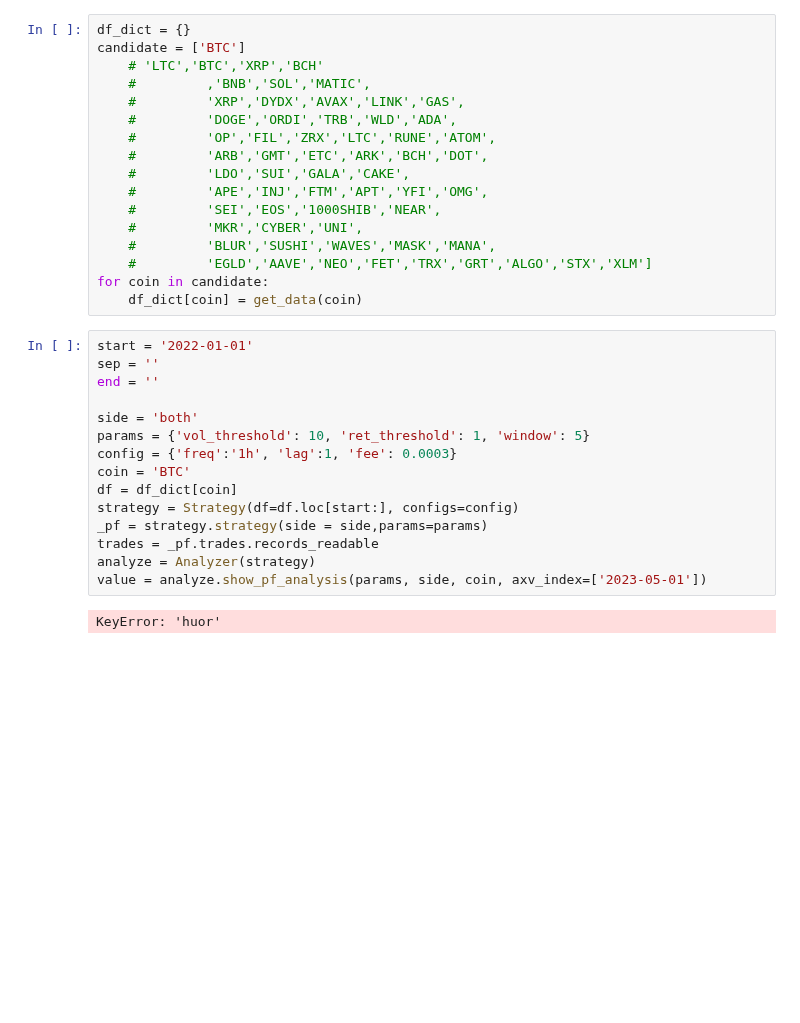
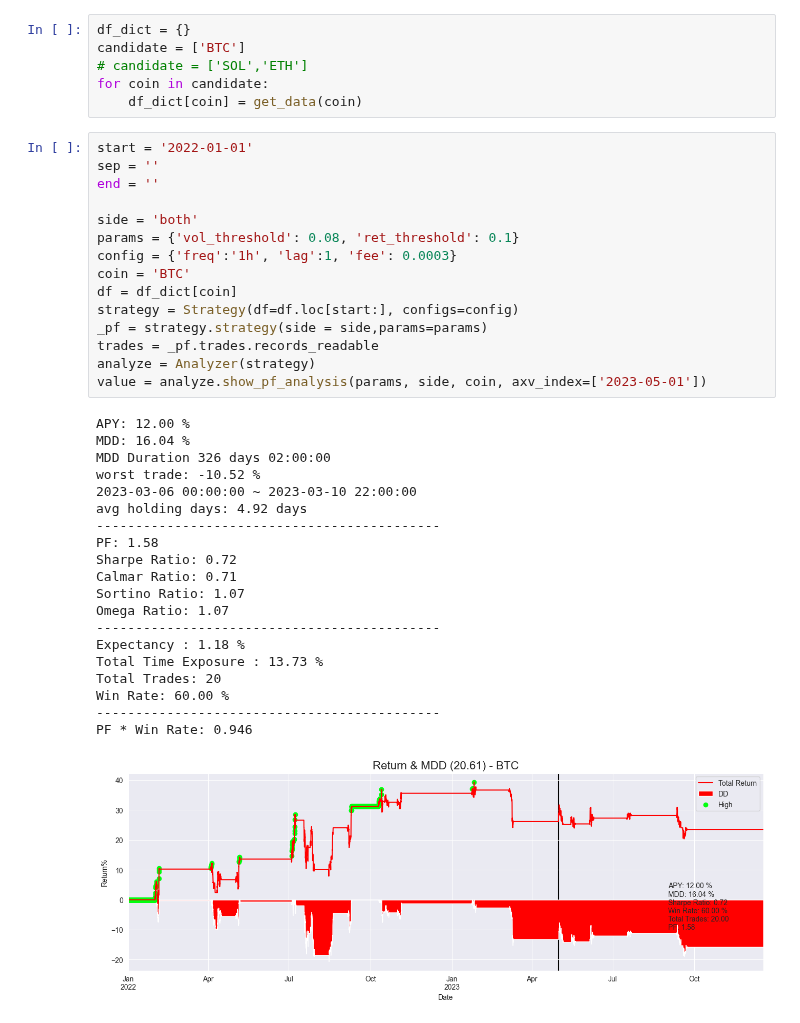
Before and after one commit to JohnsonHsiao/DC_capital_intern, a Jupyter notebook: strategy_research/CTA_TEST/Crypto/monday/bt_lab.ipynb, the cells around one changed output. Saved outputs shown, nothing was run; the diff lists cells and outputs as text; blank space fills up the shorter version.

```diff
--- a/strategy_research/CTA_TEST/Crypto/monday/bt_lab.ipynb
+++ b/strategy_research/CTA_TEST/Crypto/monday/bt_lab.ipynb
@@ -26,37 +24,45 @@ SystemError: initialization of _internal failed without raising an exception
-# %%
-df_dict = {}
-candidate = ['BTC']
-    # 'LTC','BTC','XRP','BCH'
-    #         ,'BNB','SOL','MATIC',
-    #         'XRP','DYDX','AVAX','LINK','GAS',
-    #         'DOGE','ORDI','TRB','WLD','ADA',
-    #         'OP','FIL','ZRX','LTC','RUNE','ATOM',
-    #         'ARB','GMT','ETC','ARK','BCH','DOT',
-    #         'LDO','SUI','GALA','CAKE',
-    #         'APE','INJ','FTM','APT','YFI','OMG',
-    #         'SEI','EOS','1000SHIB','NEAR',
-    #         'MKR','CYBER','UNI',
-    #         'BLUR','SUSHI','WAVES','MASK','MANA',
-    #         'EGLD','AAVE','NEO','FET','TRX','GRT','ALGO','STX','XLM']
-for coin in candidate:
-    df_dict[coin] = get_data(coin)
+# %%
+df_dict = {}
+candidate = ['BTC']
+# candidate = ['SOL','ETH']
+for coin in candidate:
+    df_dict[coin] = get_data(coin)
 # %%
 start = '2022-01-01'
 sep = ''
 end = ''
 
 side = 'both'
-params = {'vol_threshold': 10, 'ret_threshold': 1, 'window': 5}
+params = {'vol_threshold': 0.08, 'ret_threshold': 0.1}
 config = {'freq':'1h', 'lag':1, 'fee': 0.0003}
 coin = 'BTC'
 df = df_dict[coin]
 strategy = Strategy(df=df.loc[start:], configs=config)
 _pf = strategy.strategy(side = side,params=params)
 trades = _pf.trades.records_readable
 analyze = Analyzer(strategy)
 value = analyze.show_pf_analysis(params, side, coin, axv_index=['2023-05-01'])
 # %% [output]
-KeyError: 'huor'
+APY: 12.00 %
+MDD: 16.04 %
+MDD Duration 326 days 02:00:00
+worst trade: -10.52 %
+2023-03-06 00:00:00 ~ 2023-03-10 22:00:00
+avg holding days: 4.92 days
+--------------------------------------------
+PF: 1.58
+Sharpe Ratio: 0.72
+Calmar Ratio: 0.71
+Sortino Ratio: 1.07
+Omega Ratio: 1.07
+--------------------------------------------
+Expectancy : 1.18 %
+Total Time Exposure : 13.73 %
+Total Trades: 20
+Win Rate: 60.00 %
+--------------------------------------------
+PF * Win Rate: 0.946
+[figure, added]
 # %%
 start= '2022-01-01'
 end ='2023-05-01'
```
Also changed, not shown: parts of 5 cells of this notebook, 1 other file.
